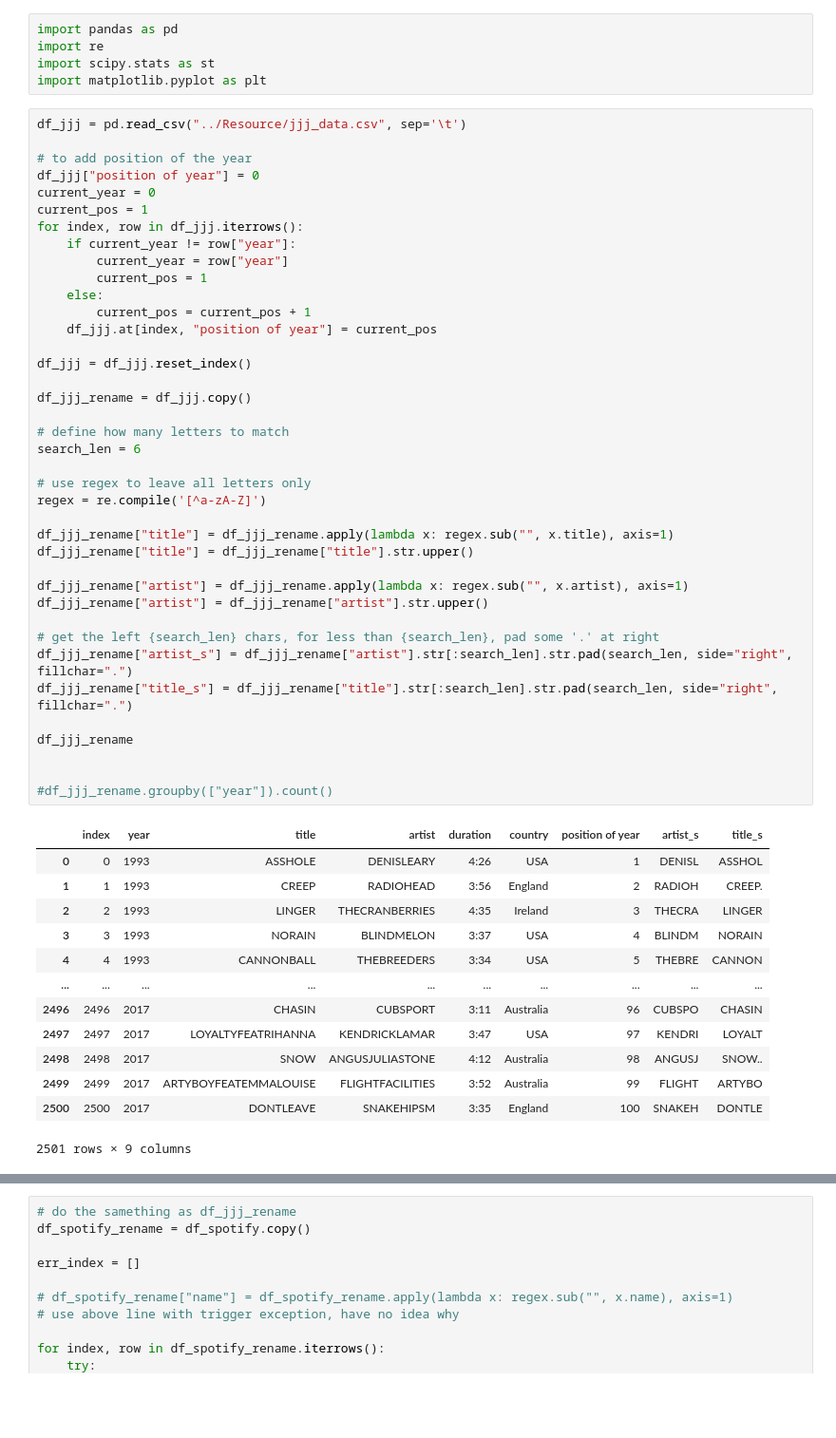
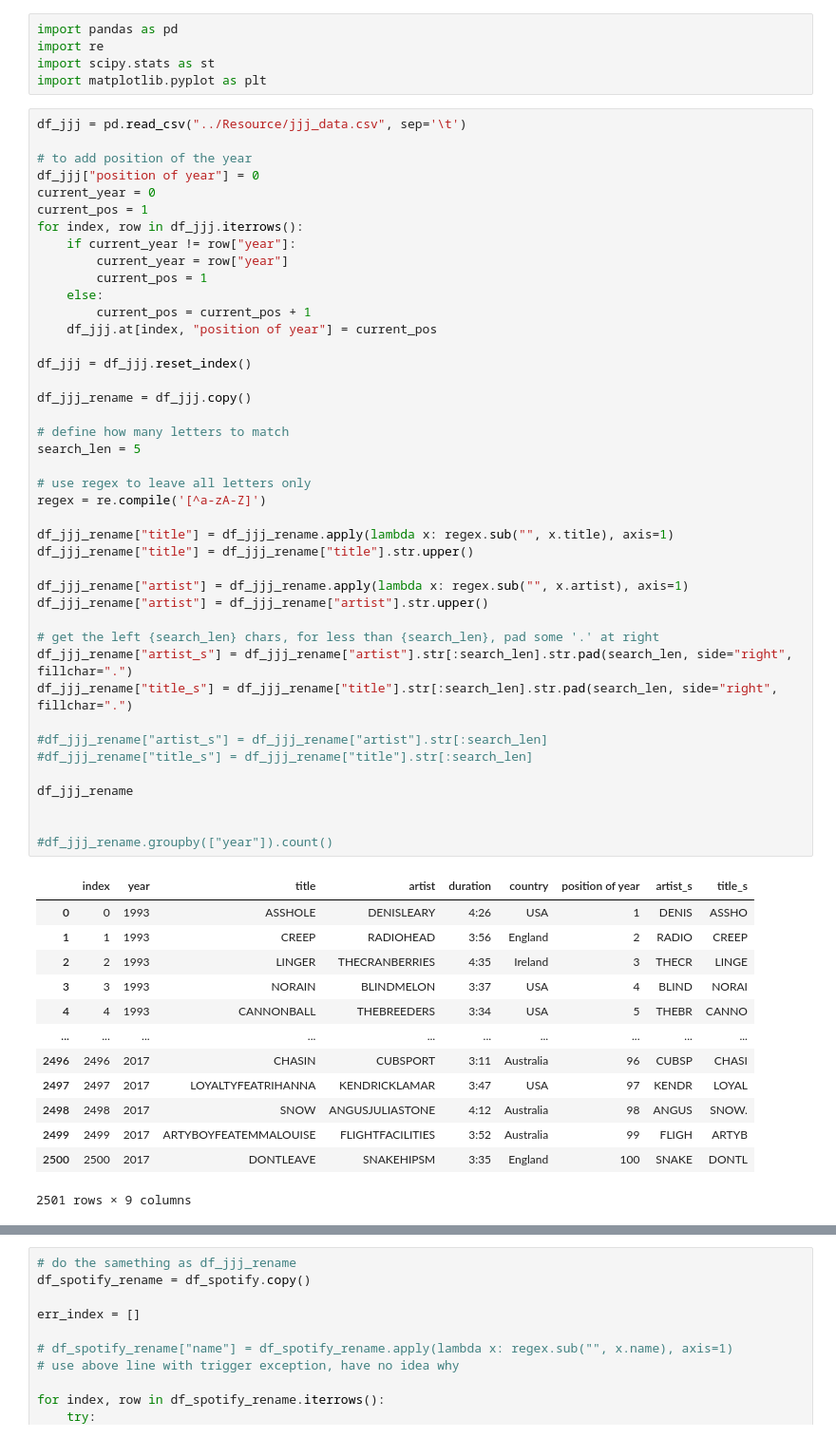
Before and after one commit to relaernu/project_1, a Jupyter notebook: Notebooks/some_analysed.ipynb, the cells around one changed output, grey strips where cells are left out. Shown at 95% size. Drawn from its saved outputs; the diff is of its cells as text; blank space fills up the shorter version.

```diff
--- a/Notebooks/some_analysed.ipynb
+++ b/Notebooks/some_analysed.ipynb
@@ -16,44 +16,47 @@ for index, row in df_jjj.iterrows():
         current_pos = 1
     else:
         current_pos = current_pos + 1
     df_jjj.at[index, "position of year"] = current_pos
 
 df_jjj = df_jjj.reset_index()
 
 df_jjj_rename = df_jjj.copy()
 
 # define how many letters to match
-search_len = 6
+search_len = 5
 
 # use regex to leave all letters only
 regex = re.compile('[^a-zA-Z]')
 
 df_jjj_rename["title"] = df_jjj_rename.apply(lambda x: regex.sub("", x.title), axis=1)
 df_jjj_rename["title"] = df_jjj_rename["title"].str.upper()
 
 df_jjj_rename["artist"] = df_jjj_rename.apply(lambda x: regex.sub("", x.artist), axis=1)
 df_jjj_rename["artist"] = df_jjj_rename["artist"].str.upper()
 
 # get the left {search_len} chars, for less than {search_len}, pad some '.' at right
 df_jjj_rename["artist_s"] = df_jjj_rename["artist"].str[:search_len].str.pad(search_len, side="right", fillchar=".")
 df_jjj_rename["title_s"] = df_jjj_rename["title"].str[:search_len].str.pad(search_len, side="right", fillchar=".")
 
+#df_jjj_rename["artist_s"] = df_jjj_rename["artist"].str[:search_len]
+#df_jjj_rename["title_s"] = df_jjj_rename["title"].str[:search_len]
+
 df_jjj_rename
 
 
 #df_jjj_rename.groupby(["year"]).count()
 # %% [output]
 |  | index | year | title | artist | duration | country | position of year | artist_s | title_s |
-| 0 | 0 | 1993 | ASSHOLE | DENISLEARY | 4:26 | USA | 1 | DENISL | ASSHOL |
-| 1 | 1 | 1993 | CREEP | RADIOHEAD | 3:56 | England | 2 | RADIOH | CREEP. |
-| 2 | 2 | 1993 | LINGER | THECRANBERRIES | 4:35 | Ireland | 3 | THECRA | LINGER |
-| 3 | 3 | 1993 | NORAIN | BLINDMELON | 3:37 | USA | 4 | BLINDM | NORAIN |
-| 4 | 4 | 1993 | CANNONBALL | THEBREEDERS | 3:34 | USA | 5 | THEBRE | CANNON |
+| 0 | 0 | 1993 | ASSHOLE | DENISLEARY | 4:26 | USA | 1 | DENIS | ASSHO |
+| 1 | 1 | 1993 | CREEP | RADIOHEAD | 3:56 | England | 2 | RADIO | CREEP |
+| 2 | 2 | 1993 | LINGER | THECRANBERRIES | 4:35 | Ireland | 3 | THECR | LINGE |
+| 3 | 3 | 1993 | NORAIN | BLINDMELON | 3:37 | USA | 4 | BLIND | NORAI |
+| 4 | 4 | 1993 | CANNONBALL | THEBREEDERS | 3:34 | USA | 5 | THEBR | CANNO |
 | ... | ... | ... | ... | ... | ... | ... | ... | ... | ... |
-| 2496 | 2496 | 2017 | CHASIN | CUBSPORT | 3:11 | Australia | 96 | CUBSPO | CHASIN |
-| 2497 | 2497 | 2017 | LOYALTYFEATRIHANNA | KENDRICKLAMAR | 3:47 | USA | 97 | KENDRI | LOYALT |
-| 2498 | 2498 | 2017 | SNOW | ANGUSJULIASTONE | 4:12 | Australia | 98 | ANGUSJ | SNOW.. |
-| 2499 | 2499 | 2017 | ARTYBOYFEATEMMALOUISE | FLIGHTFACILITIES | 3:52 | Australia | 99 | FLIGHT | ARTYBO |
-| 2500 | 2500 | 2017 | DONTLEAVE | SNAKEHIPSM | 3:35 | England | 100 | SNAKEH | DONTLE |
+| 2496 | 2496 | 2017 | CHASIN | CUBSPORT | 3:11 | Australia | 96 | CUBSP | CHASI |
+| 2497 | 2497 | 2017 | LOYALTYFEATRIHANNA | KENDRICKLAMAR | 3:47 | USA | 97 | KENDR | LOYAL |
+| 2498 | 2498 | 2017 | SNOW | ANGUSJULIASTONE | 4:12 | Australia | 98 | ANGUS | SNOW. |
+| 2499 | 2499 | 2017 | ARTYBOYFEATEMMALOUISE | FLIGHTFACILITIES | 3:52 | Australia | 99 | FLIGH | ARTYB |
+| 2500 | 2500 | 2017 | DONTLEAVE | SNAKEHIPSM | 3:35 | England | 100 | SNAKE | DONTL |
 2501 rows × 9 columns
 # %%
```
Also changed, not shown: parts of 29 cells of this notebook, 1 other file.
